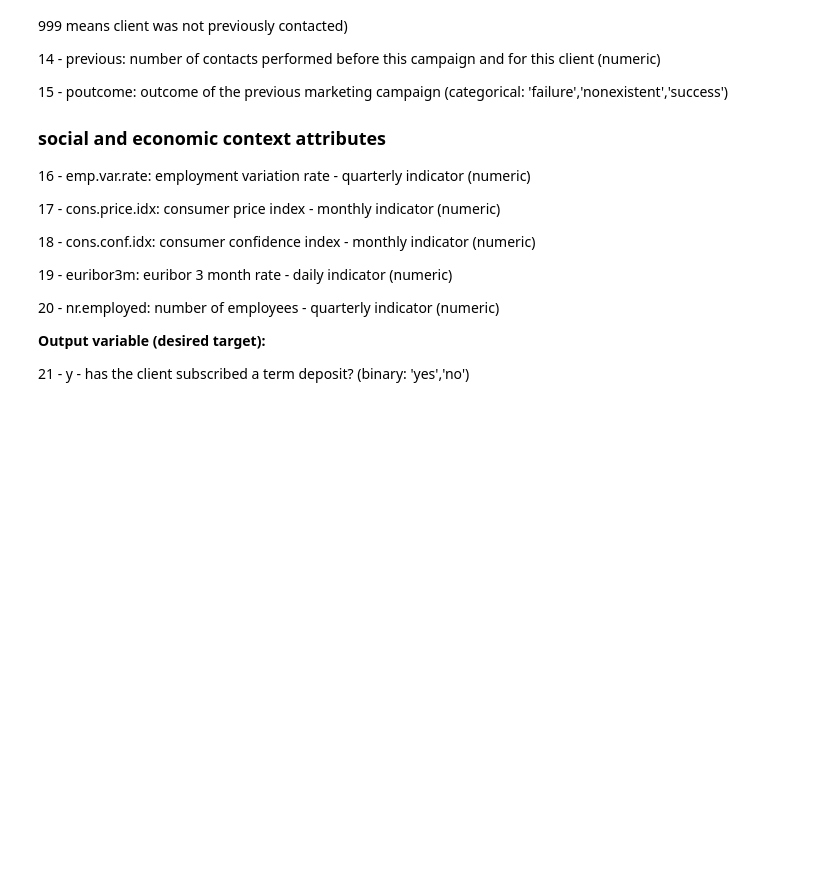
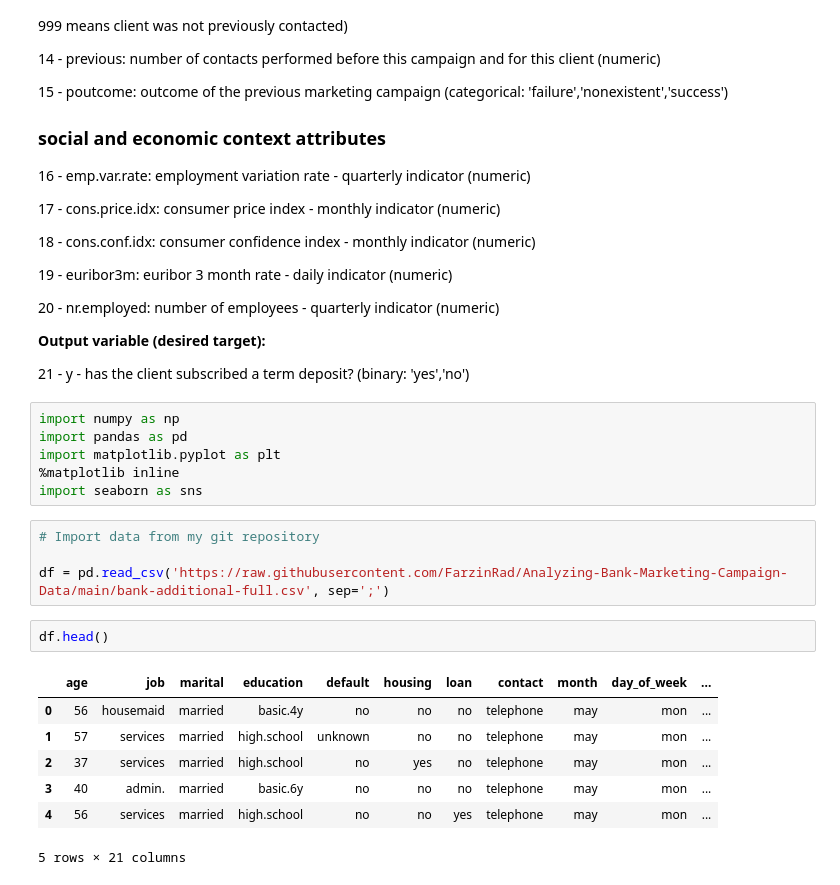
Before and after one commit to FarzinRad/Analyzing-Bank-Marketing-Campaign-Data, a Jupyter notebook: Analyzing Bank Marketing Campaign Data.ipynb, the cells around one changed output. Drawn from its saved outputs; the diff is of its cells as text; blank space fills up the shorter version.

```diff
--- a/Analyzing Bank Marketing Campaign Data.ipynb
+++ b/Analyzing Bank Marketing Campaign Data.ipynb
@@ -88,3 +88,23 @@ Input variables:
 **Output variable (desired target):**
 
 21 - y - has the client subscribed a term deposit? (binary: 'yes','no')
+# %%
+import numpy as np
+import pandas as pd
+import matplotlib.pyplot as plt
+%matplotlib inline
+import seaborn as sns
+# %%
+# Import data from my git repository
+
+df = pd.read_csv('https://raw.githubusercontent.com/FarzinRad/Analyzing-Bank-Marketing-Campaign-Data/main/bank-additional-full.csv', sep=';')
+# %%
+df.head()
+# %% [output]
+|  | age | job | marital | education | default | housing | loan | contact | month | day_of_week | ... |
+| 0 | 56 | housemaid | married | basic.4y | no | no | no | telephone | may | mon | ... |
+| 1 | 57 | services | married | high.school | unknown | no | no | telephone | may | mon | ... |
+| 2 | 37 | services | married | high.school | no | yes | no | telephone | may | mon | ... |
+| 3 | 40 | admin. | married | basic.6y | no | no | no | telephone | may | mon | ... |
+| 4 | 56 | services | married | high.school | no | no | yes | telephone | may | mon | ... |
+5 rows × 21 columns
```
Also changed, not shown: parts of 12 cells of this notebook.
